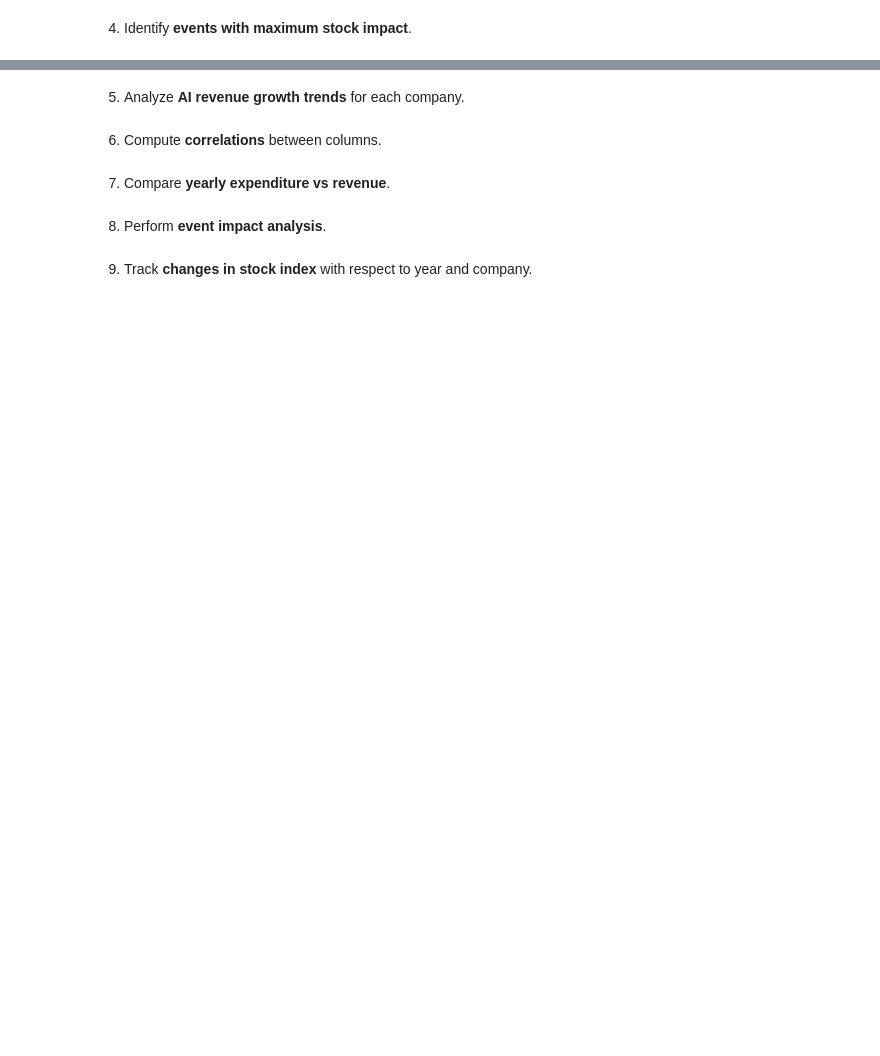
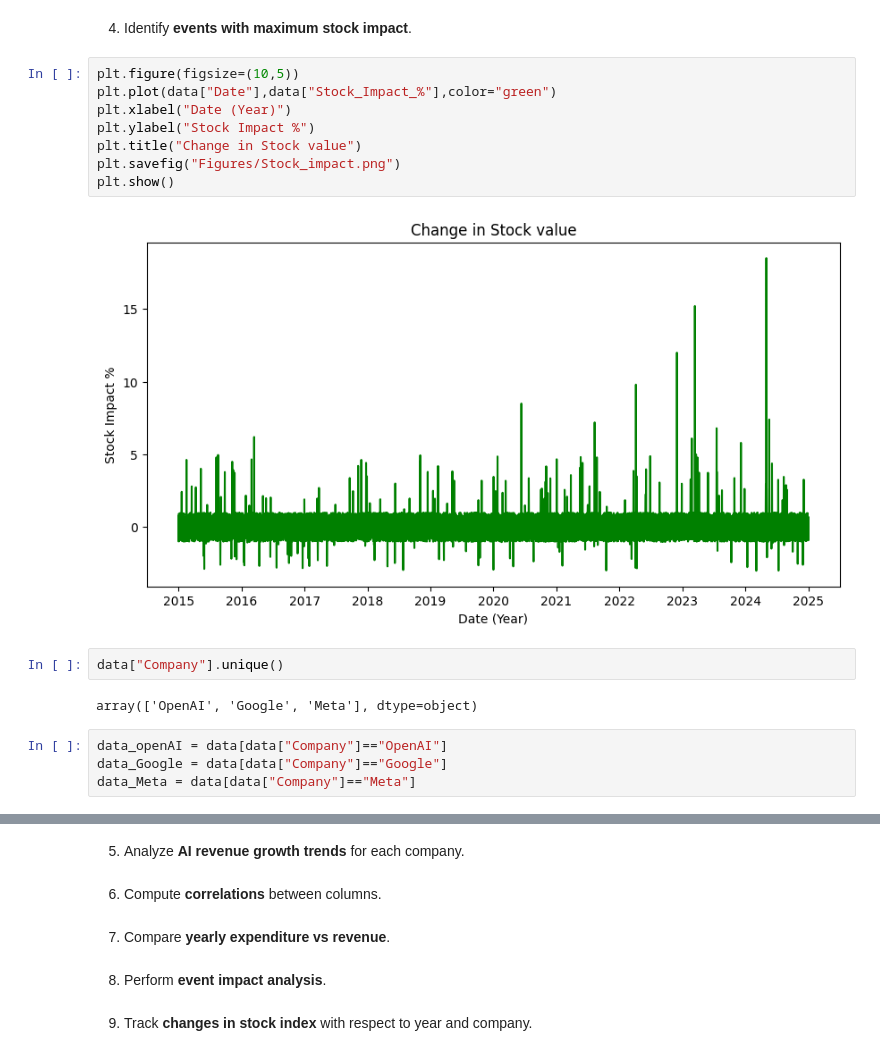
Before and after one commit to sankajithdjinasena/DataAnalysisProjects, a Jupyter notebook: AI_Financial_Market_Data_Analysis/AI_Financial_Market_Data_Analysis.ipynb, the cells around one changed output, grey strips where cells are left out. Saved outputs shown, nothing was run; the diff lists cells and outputs as text; blank space fills up the shorter version.

```diff
--- a/AI_Financial_Market_Data_Analysis/AI_Financial_Market_Data_Analysis.ipynb
+++ b/AI_Financial_Market_Data_Analysis/AI_Financial_Market_Data_Analysis.ipynb
@@ -14,2 +140,20 @@ import seaborn as sns
 # %% [markdown]
 4. Identify **events with maximum stock impact**.
+# %%
+plt.figure(figsize=(10,5))
+plt.plot(data["Date"],data["Stock_Impact_%"],color="green")
+plt.xlabel("Date (Year)")
+plt.ylabel("Stock Impact %")
+plt.title("Change in Stock value")
+plt.savefig("Figures/Stock_impact.png")
+plt.show()
+# %% [output]
+[figure, added]
+# %%
+data["Company"].unique()
+# %% [output]
+array(['OpenAI', 'Google', 'Meta'], dtype=object)
+# %%
+data_openAI = data[data["Company"]=="OpenAI"]
+data_Google = data[data["Company"]=="Google"]
+data_Meta = data[data["Company"]=="Meta"]
```
Also changed, not shown: parts of 21 cells of this notebook, 6 other files.
